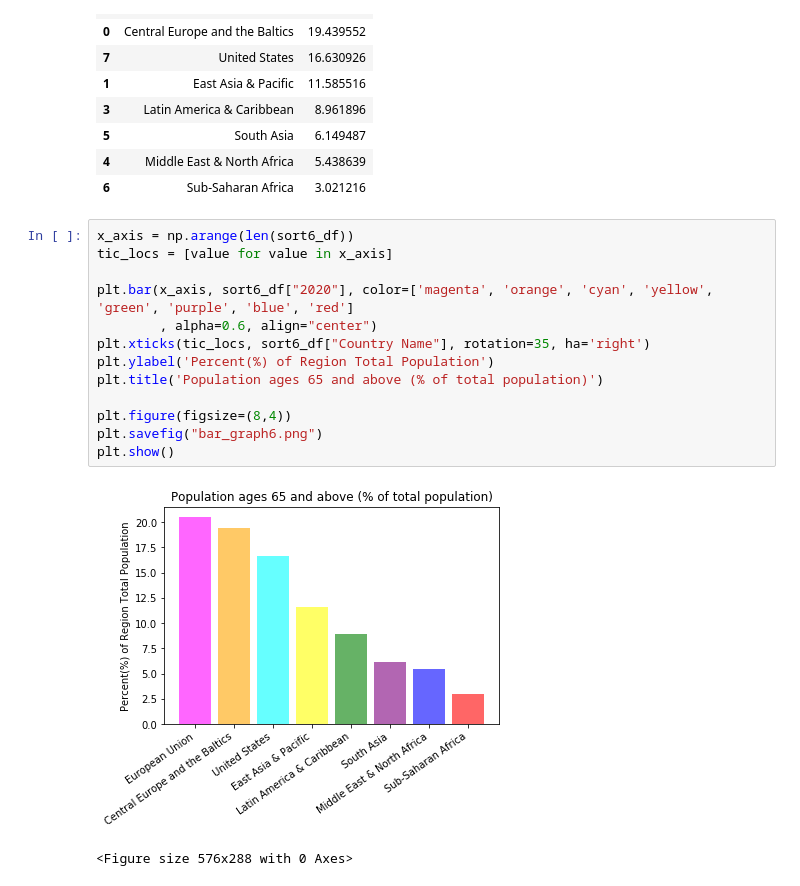
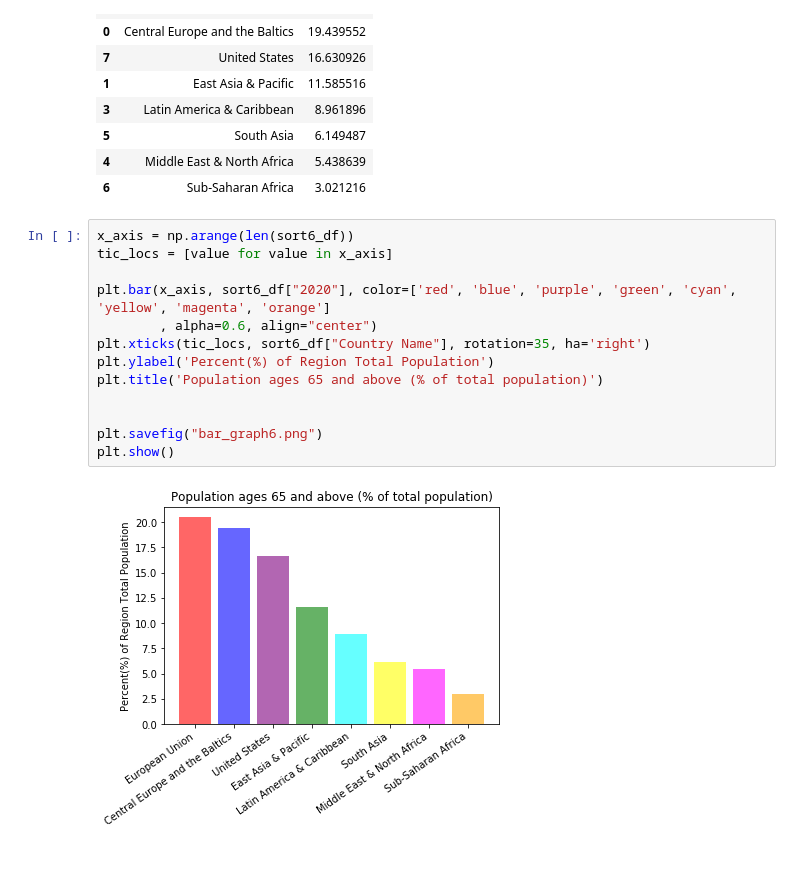
Before and after one commit to theriotn95/populations_project, a Jupyter notebook: nick_work.ipynb, the cells around one changed output. Cells and saved outputs as stored; diff of their text form.

```diff
--- a/nick_work.ipynb
+++ b/nick_work.ipynb
@@ -459,16 +453,15 @@ sort6_df
 # %%
 x_axis = np.arange(len(sort6_df))
 tic_locs = [value for value in x_axis]
 
-plt.bar(x_axis, sort6_df["2020"], color=['magenta', 'orange', 'cyan', 'yellow', 'green', 'purple', 'blue', 'red']
+plt.bar(x_axis, sort6_df["2020"], color=['red', 'blue', 'purple', 'green', 'cyan', 'yellow', 'magenta', 'orange']
         , alpha=0.6, align="center")
 plt.xticks(tic_locs, sort6_df["Country Name"], rotation=35, ha='right')
 plt.ylabel('Percent(%) of Region Total Population')
 plt.title('Population ages 65 and above (% of total population)')
 
-plt.figure(figsize=(8,4))
+
 plt.savefig("bar_graph6.png")
 plt.show()
 # %% [output]
-[figure, old version]
+[figure, new version]
-<Figure size 576x288 with 0 Axes>
```
Also changed, not shown: parts of 5 cells of this notebook, 6 other files.
